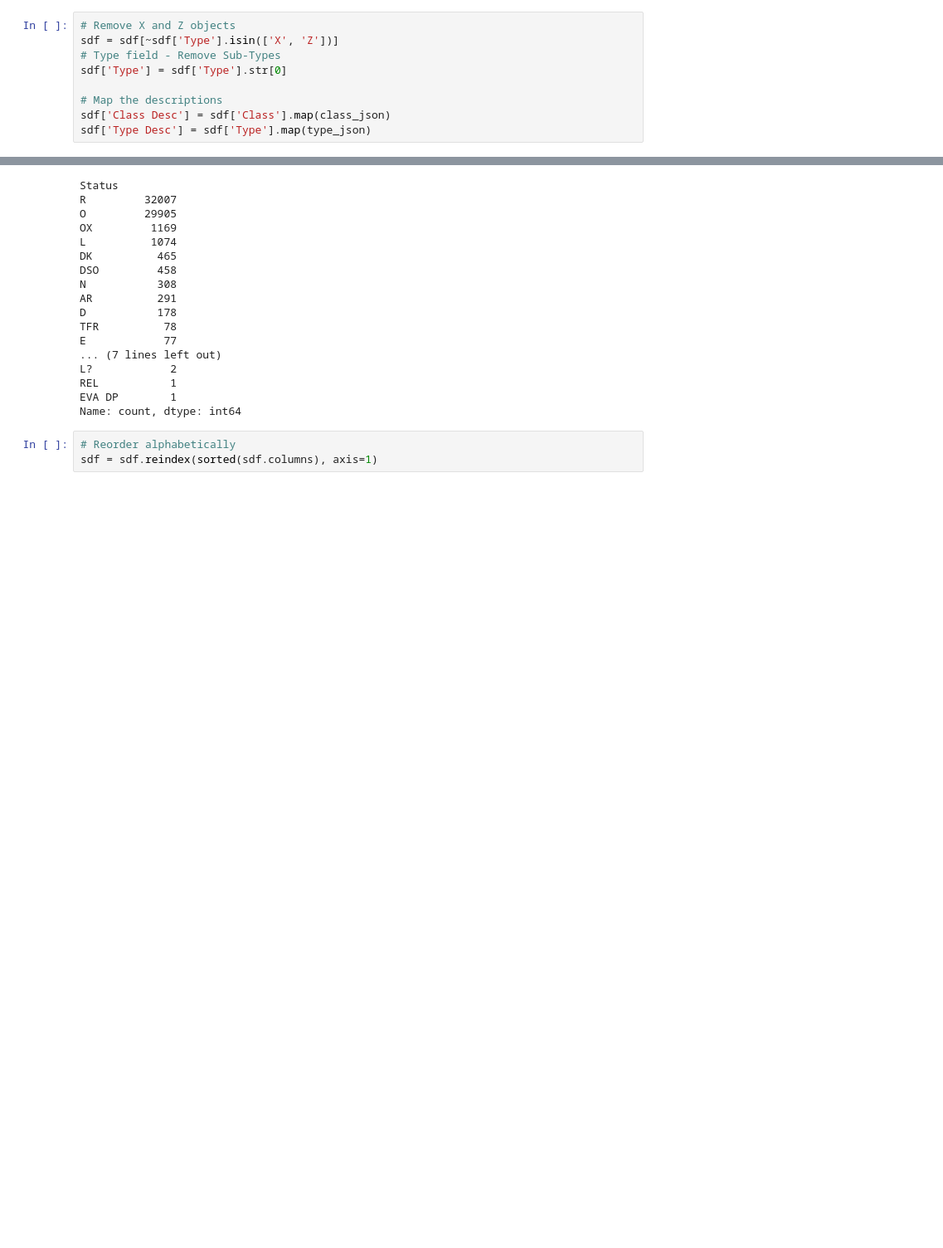
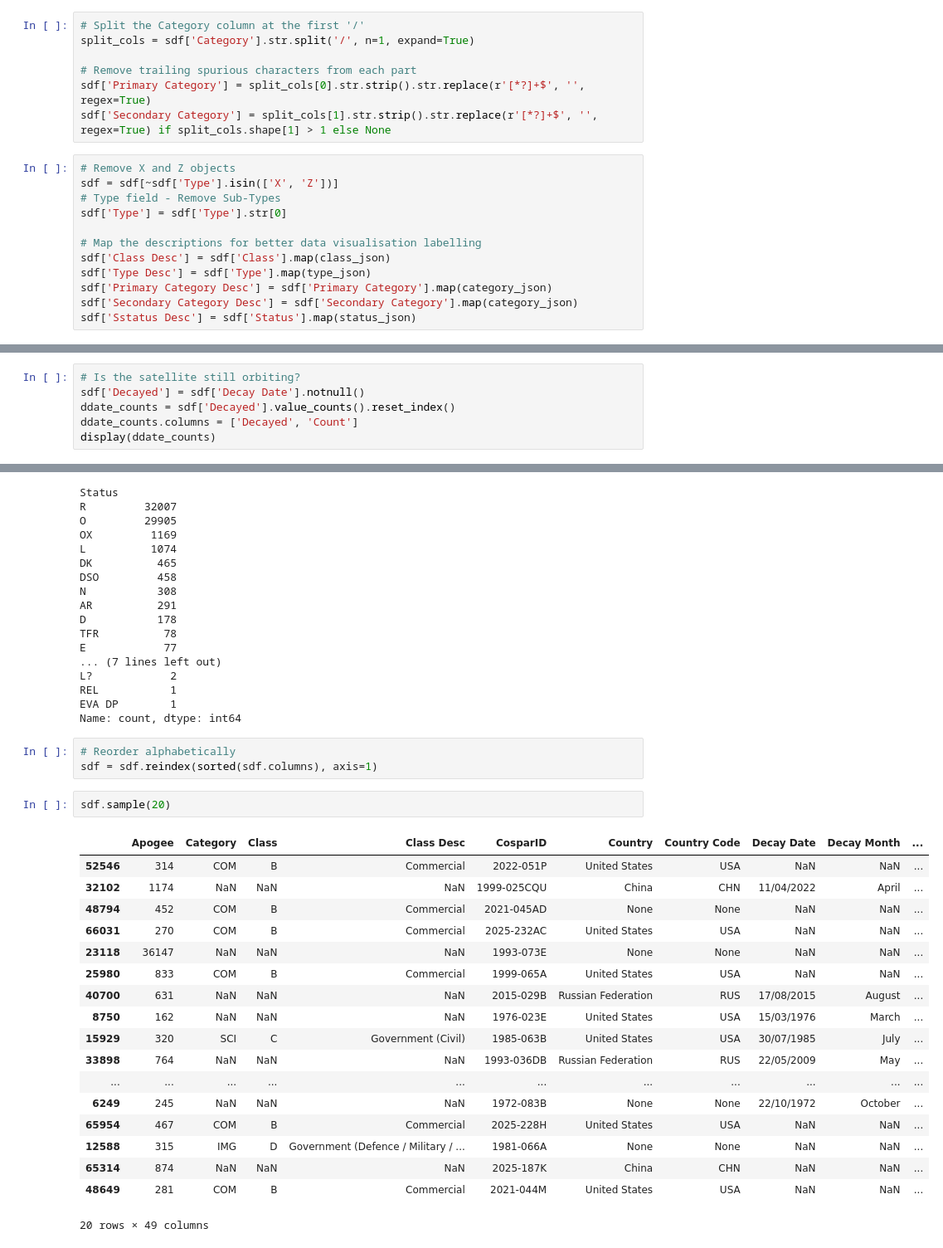
Before and after one commit to daemonchild/cardiffmet-dat5001-visualisation-of-data, a Jupyter notebook: assessment/pres1/dat5001-st20285213-tomrowan-pres1-datasets.ipynb, the cells around one changed output, grey strips where cells are left out. Shown at 83% size. Cells and saved outputs as stored; diff of their text form; blank space fills up the shorter version.

Commit message:
Good progress with dataframe

```diff
--- a/assessment/pres1/dat5001-st20285213-tomrowan-pres1-datasets.ipynb
+++ b/assessment/pres1/dat5001-st20285213-tomrowan-pres1-datasets.ipynb
@@ -299,15 +363,25 @@ status_json = {
 
 
 }
+# %%
+# Split the Category column at the first '/'
+split_cols = sdf['Category'].str.split('/', n=1, expand=True)
+
+# Remove trailing spurious characters from each part
+sdf['Primary Category'] = split_cols[0].str.strip().str.replace(r'[*?]+$', '', regex=True)
+sdf['Secondary Category'] = split_cols[1].str.strip().str.replace(r'[*?]+$', '', regex=True) if split_cols.shape[1] > 1 else None
 # %%
 # Remove X and Z objects
 sdf = sdf[~sdf['Type'].isin(['X', 'Z'])]
 # Type field - Remove Sub-Types
 sdf['Type'] = sdf['Type'].str[0]
 
-# Map the descriptions
+# Map the descriptions for better data visualisation labelling
 sdf['Class Desc'] = sdf['Class'].map(class_json)
 sdf['Type Desc'] = sdf['Type'].map(type_json)
+sdf['Primary Category Desc'] = sdf['Primary Category'].map(category_json)
+sdf['Secondary Category Desc'] = sdf['Secondary Category'].map(category_json)
+sdf['Sstatus Desc'] = sdf['Status'].map(status_json)
 # %%
 sdf['Launch Date'] = sdf['Launch Date'].replace("-", np.nan)  # Shouldn't be any!
 sdf = sdf.dropna(subset=['Launch Date'])
@@ -359,0 +432,6 @@ Status meanings:
+# %%
+# Is the satellite still orbiting?
+sdf['Decayed'] = sdf['Decay Date'].notnull()
+ddate_counts = sdf['Decayed'].value_counts().reset_index()
+ddate_counts.columns = ['Decayed', 'Count']
+display(ddate_counts)
@@ -380,3 +462,24 @@ Name: count, dtype: int64
 # %%
 # Reorder alphabetically
 sdf = sdf.reindex(sorted(sdf.columns), axis=1)
+# %%
+sdf.sample(20)
+# %% [output]
+|  | Apogee | Category | Class | Class Desc | CosparID | Country | Country Code | Decay Date | Decay Month | ... |
+| 52546 | 314 | COM | B | Commercial | 2022-051P | United States | USA | NaN | NaN | ... |
+| 32102 | 1174 | NaN | NaN | NaN | 1999-025CQU | China | CHN | 11/04/2022 | April | ... |
+| 48794 | 452 | COM | B | Commercial | 2021-045AD | None | None | NaN | NaN | ... |
+| 66031 | 270 | COM | B | Commercial | 2025-232AC | United States | USA | NaN | NaN | ... |
+| 23118 | 36147 | NaN | NaN | NaN | 1993-073E | None | None | NaN | NaN | ... |
+| 25980 | 833 | COM | B | Commercial | 1999-065A | United States | USA | NaN | NaN | ... |
+| 40700 | 631 | NaN | NaN | NaN | 2015-029B | Russian Federation | RUS | 17/08/2015 | August | ... |
+| 8750 | 162 | NaN | NaN | NaN | 1976-023E | United States | USA | 15/03/1976 | March | ... |
+| 15929 | 320 | SCI | C | Government (Civil) | 1985-063B | United States | USA | 30/07/1985 | July | ... |
+| 33898 | 764 | NaN | NaN | NaN | 1993-036DB | Russian Federation | RUS | 22/05/2009 | May | ... |
+| ... | ... | ... | ... | ... | ... | ... | ... | ... | ... | ... |
+| 6249 | 245 | NaN | NaN | NaN | 1972-083B | None | None | 22/10/1972 | October | ... |
+| 65954 | 467 | COM | B | Commercial | 2025-228H | United States | USA | NaN | NaN | ... |
+| 12588 | 315 | IMG | D | Government (Defence / Military / ... | 1981-066A | None | None | NaN | NaN | ... |
+| 65314 | 874 | NaN | NaN | NaN | 2025-187K | China | CHN | NaN | NaN | ... |
+| 48649 | 281 | COM | B | Commercial | 2021-044M | United States | USA | NaN | NaN | ... |
+20 rows × 49 columns
```
Also changed, not shown: parts of 9 cells of this notebook.
